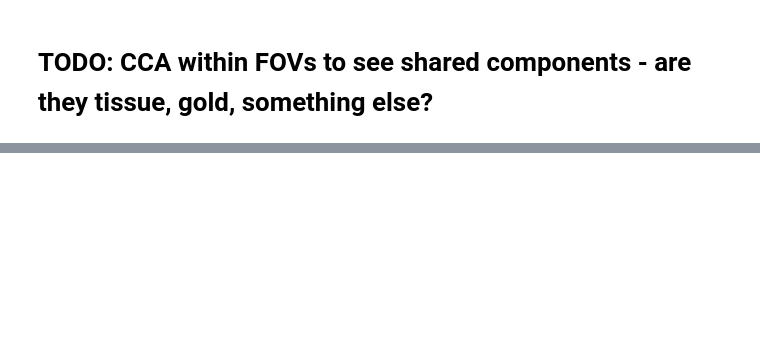
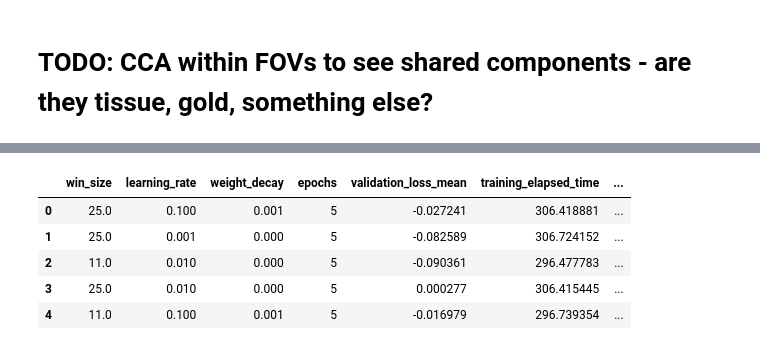
Before and after one commit to ParkerICI/mibi_processing, a Jupyter notebook: notebooks/Convnet for Background Subtraction.ipynb, the cells around one changed output, grey strips where cells are left out. Cells and saved outputs as stored; diff of their text form; code cells hidden in the pictures; blank space fills up the shorter version.

```diff
--- a/notebooks/Convnet for Background Subtraction.ipynb
+++ b/notebooks/Convnet for Background Subtraction.ipynb
@@ -233,0 +130,9 @@ plt.plot(losses, 'ko-')
+# %%
+df.head()
+# %% [output]
+|  | win_size | learning_rate | weight_decay | epochs | validation_loss_mean | training_elapsed_time | ... |
+| 0 | 25.0 | 0.100 | 0.001 | 5 | -0.027241 | 306.418881 | ... |
+| 1 | 25.0 | 0.001 | 0.000 | 5 | -0.082589 | 306.724152 | ... |
+| 2 | 11.0 | 0.010 | 0.000 | 5 | -0.090361 | 296.477783 | ... |
+| 3 | 25.0 | 0.010 | 0.000 | 5 | 0.000277 | 306.415445 | ... |
+| 4 | 11.0 | 0.100 | 0.001 | 5 | -0.016979 | 296.739354 | ... |
```
Also changed, not shown: parts of 20 cells of this notebook, 6 other files.
